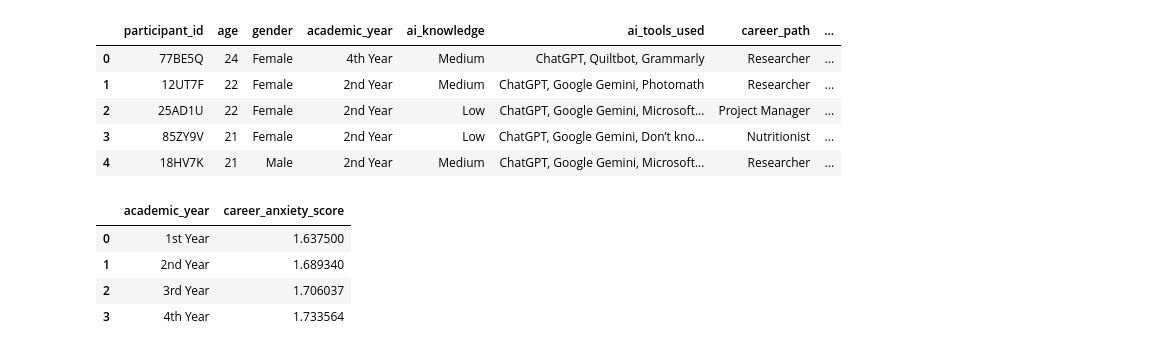
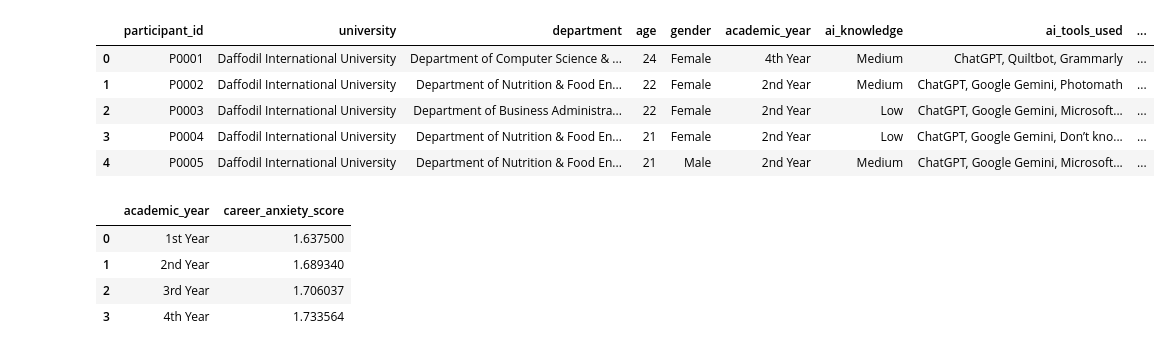
Before and after one commit to ekassz/DataScienceFinalProject, a Jupyter notebook: data_visualization.ipynb, the cells around one changed output. Drawn from its saved outputs; the diff is of its cells as text; code cells hidden in the pictures.

```diff
--- a/data_visualization.ipynb
+++ b/data_visualization.ipynb
@@ -1,19 +1,20 @@
 # %%
 import re
 import pandas as pd
+import numpy as np
 import seaborn as sns
 import matplotlib.pyplot as plt
 
 #Loading the data
-df = pd.read_excel("/Users/zainabadib/documents/ppol5203/DataScienceFinalProject/Data/Career_Anxiety_AI_Bangladesh.xlsx")
+df = pd.read_excel("Data/Career_Anxiety_due_to_AI.xlsx")
 df.head()
 # %% [output]
-|  | participant_id | age | gender | academic_year | ai_knowledge | ai_tools_used | career_path | ... |
-| 0 | 77BE5Q | 24 | Female | 4th Year | Medium | ChatGPT, Quiltbot, Grammarly | Researcher | ... |
-| 1 | 12UT7F | 22 | Female | 2nd Year | Medium | ChatGPT, Google Gemini, Photomath | Researcher | ... |
-| 2 | 25AD1U | 22 | Female | 2nd Year | Low | ChatGPT, Google Gemini, Microsoft... | Project Manager | ... |
-| 3 | 85ZY9V | 21 | Female | 2nd Year | Low | ChatGPT, Google Gemini, Don’t kno... | Nutritionist | ... |
-| 4 | 18HV7K | 21 | Male | 2nd Year | Medium | ChatGPT, Google Gemini, Microsoft... | Researcher | ... |
+|  | participant_id | university | department | age | gender | academic_year | ai_knowledge | ai_tools_used | ... |
+| 0 | P0001 | Daffodil International University | Department of Computer Science & ... | 24 | Female | 4th Year | Medium | ChatGPT, Quiltbot, Grammarly | ... |
+| 1 | P0002 | Daffodil International University | Department of Nutrition & Food En... | 22 | Female | 2nd Year | Medium | ChatGPT, Google Gemini, Photomath | ... |
+| 2 | P0003 | Daffodil International University | Department of Business Administra... | 22 | Female | 2nd Year | Low | ChatGPT, Google Gemini, Microsoft... | ... |
+| 3 | P0004 | Daffodil International University | Department of Nutrition & Food En... | 21 | Female | 2nd Year | Low | ChatGPT, Google Gemini, Don’t kno... | ... |
+| 4 | P0005 | Daffodil International University | Department of Nutrition & Food En... | 21 | Male | 2nd Year | Medium | ChatGPT, Google Gemini, Microsoft... | ... |
 # %%
 # Get the average career anxiety score by academic year
 anxiety_order = {
```
Also changed, not shown: parts of 5 cells of this notebook.
